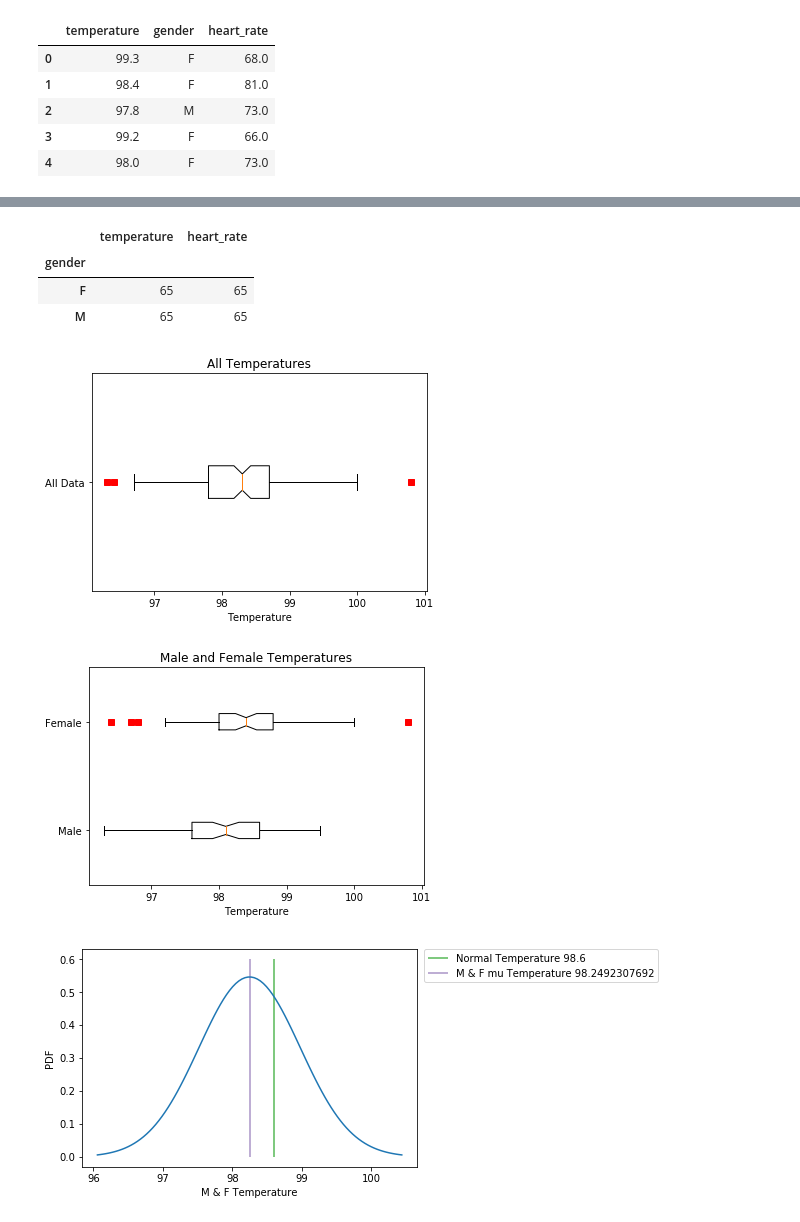
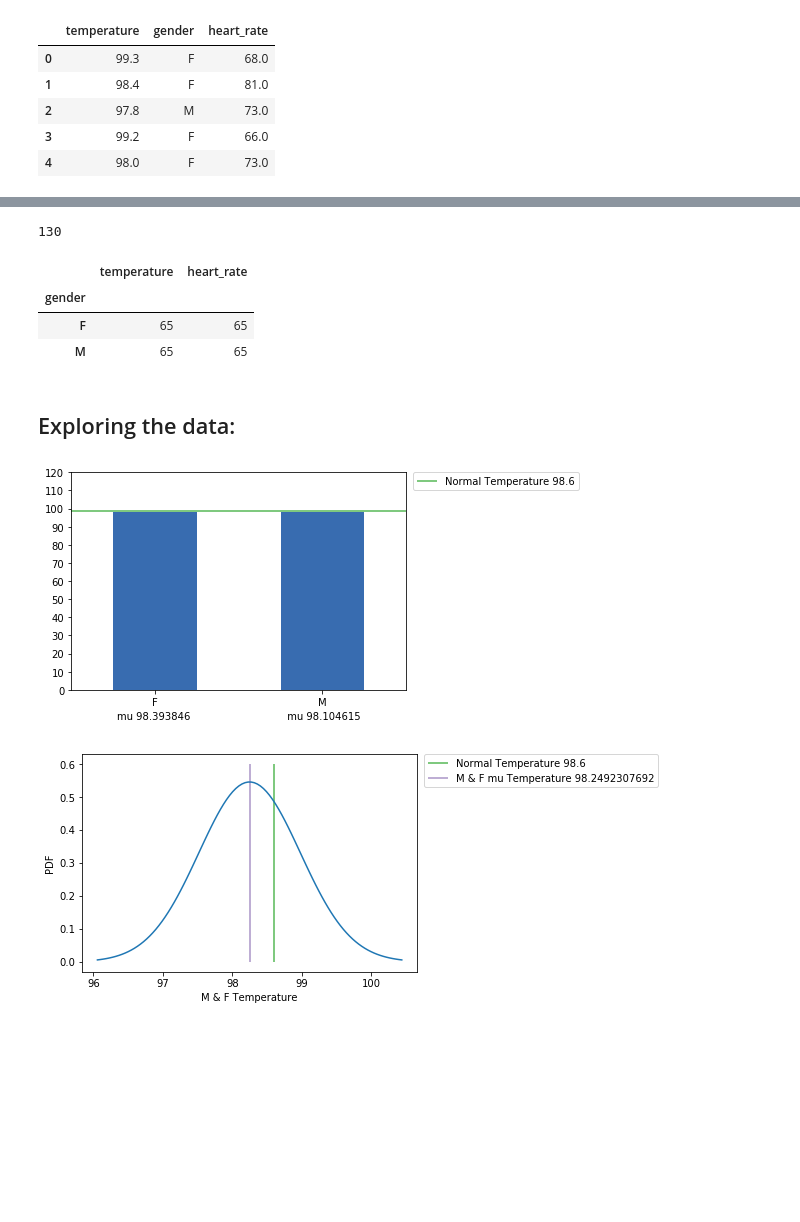
Before and after one commit to madsledge/Mini_Projects, a Jupyter notebook: Human_Body_Tempature.ipynb, the cells around one changed output, grey strips where cells are left out. Saved outputs shown, nothing was run; the diff lists cells and outputs as text; code cells hidden in the pictures; blank space fills up the shorter version.

```diff
--- a/Human_Body_Tempature.ipynb
+++ b/Human_Body_Tempature.ipynb
@@ -98,3 +112,7 @@ pyplot.xlabel('98.393846                                    98.104615')
+# %%
+len(df)
+# %% [output]
+130
 # %%
 df.groupby('gender').count()
 # %% [output]
@@ -102,6 +120,24 @@ df.groupby('gender').count()
 | gender |  |  |
 | F | 65 | 65 |
 | M | 65 | 65 |
+# %% [markdown]
+## Exploring the data:
+# %%
+normal=98.6
+pyplot.hlines(normal, -100, 100, linewidth=2, color=C1)
+
+df.groupby('gender').temperature.mean().plot(
+    kind='bar', ylim=[0, 120], yticks=(np.arange(0, 200, 10)), color=C5)
+
+pyplot.legend(['Normal Temperature 98.6'], bbox_to_anchor=(
+    1.02, 1), loc=2, borderaxespad=0)
+(df.groupby('gender').temperature.mean())
+
+pyplot.xticks(rotation='horizontal')
+pyplot.xlabel('mu 98.393846                               mu 98.104615')
+None
+# %% [output]
+[figure, added]
 # %%
 male_df = df[df['gender'].str.contains('M')]
 female_df = df[df['gender'].str.contains('F')]
@@ -157,20 +193,6 @@ def plot_stats_hr(mu, sig, gender):
     pyplot.xlabel(gender + ' Heart Rate')
     pyplot.ylabel('PDF')
     return pyplot.show()
-# %%
-pyplot.figure()
-pyplot.boxplot([temp],1 ,'rs',0, labels=['All Data'])
-pyplot.xlabel('Temperature')
-pyplot.title('All Temperatures')
-
-pyplot.figure()
-pyplot.boxplot([male_temp,female_temp],1 ,'rs',0,labels=['Male','Female'])
-pyplot.xlabel('Temperature')
-pyplot.title('Male and Female Temperatures')
-None
-# %% [output]
-[figure, removed]
-[figure, removed]
 # %%
 plot_stats_temp(mu_temp, sig_temp, 'M & F')
 plot_stats_temp(fmu_temp, fsig_temp, 'Female')
```
Also changed, not shown: parts of 30 cells of this notebook, 1 other file.
